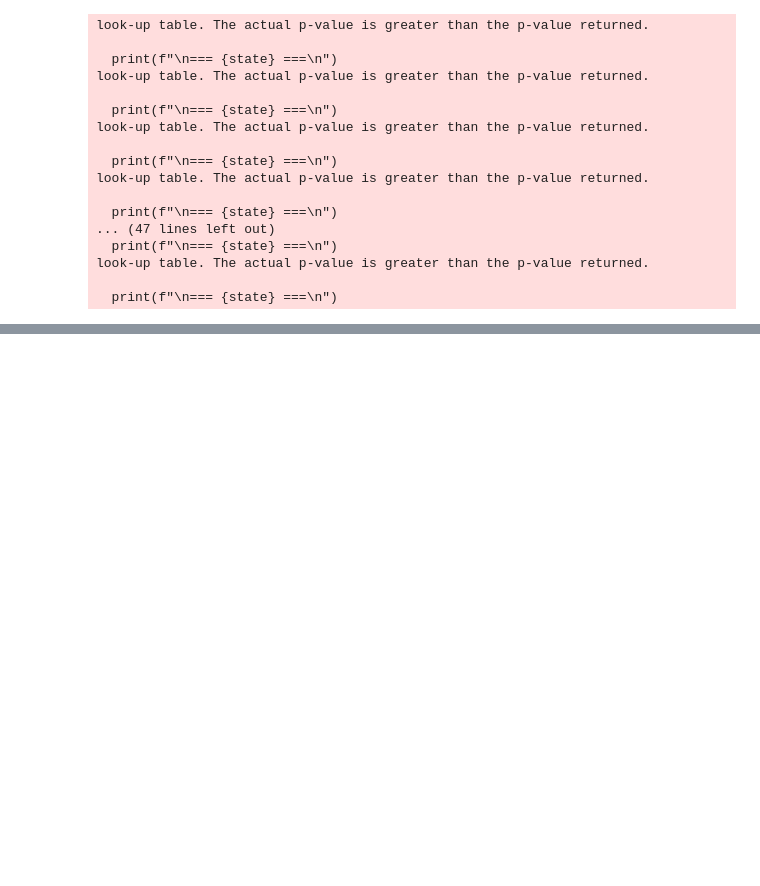
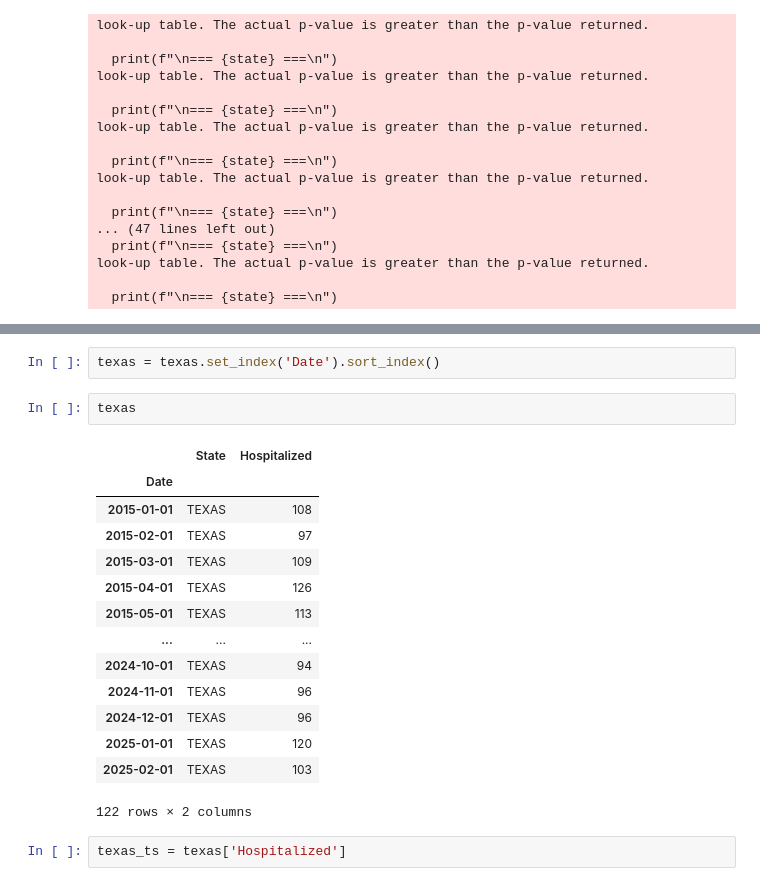
Before and after one commit to cocomazzi/severe_injury_forecasting_thesis, a Jupyter notebook: notebooks/02_ts_analysis.ipynb, the cells around one changed output, grey strips where cells are left out. Drawn from its saved outputs; the diff is of its cells as text; blank space fills up the shorter version.

```diff
--- a/notebooks/02_ts_analysis.ipynb
+++ b/notebooks/02_ts_analysis.ipynb
@@ -156,0 +177,21 @@ look-up table. The actual p-value is greater than the p-value returned.
+# %%
+texas = texas.set_index('Date').sort_index()
+# %%
+texas
+# %% [output]
+|  | State | Hospitalized |
+| Date |  |  |
+| 2015-01-01 | TEXAS | 108 |
+| 2015-02-01 | TEXAS | 97 |
+| 2015-03-01 | TEXAS | 109 |
+| 2015-04-01 | TEXAS | 126 |
+| 2015-05-01 | TEXAS | 113 |
+| ... | ... | ... |
+| 2024-10-01 | TEXAS | 94 |
+| 2024-11-01 | TEXAS | 96 |
+| 2024-12-01 | TEXAS | 96 |
+| 2025-01-01 | TEXAS | 120 |
+| 2025-02-01 | TEXAS | 103 |
+122 rows × 2 columns
+# %%
+texas_ts = texas['Hospitalized']
```
Also changed, not shown: parts of 10 cells of this notebook, 1 other file.
